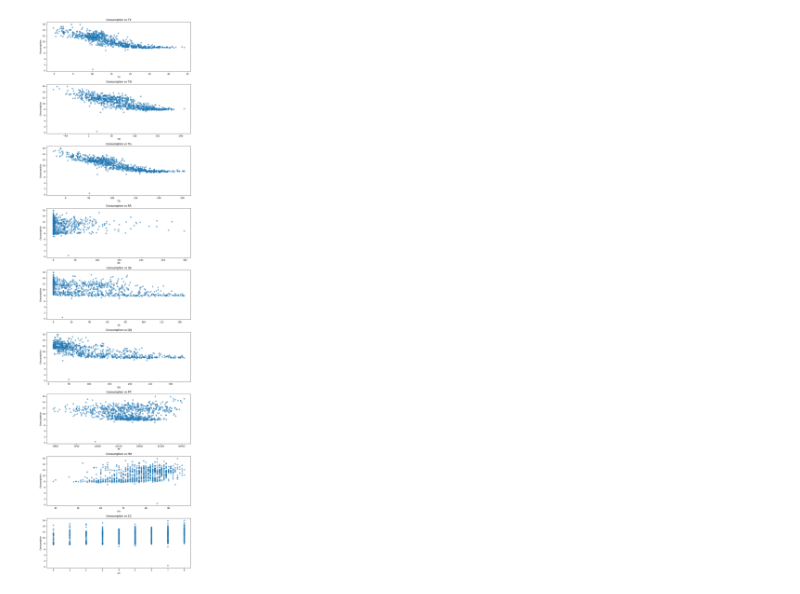
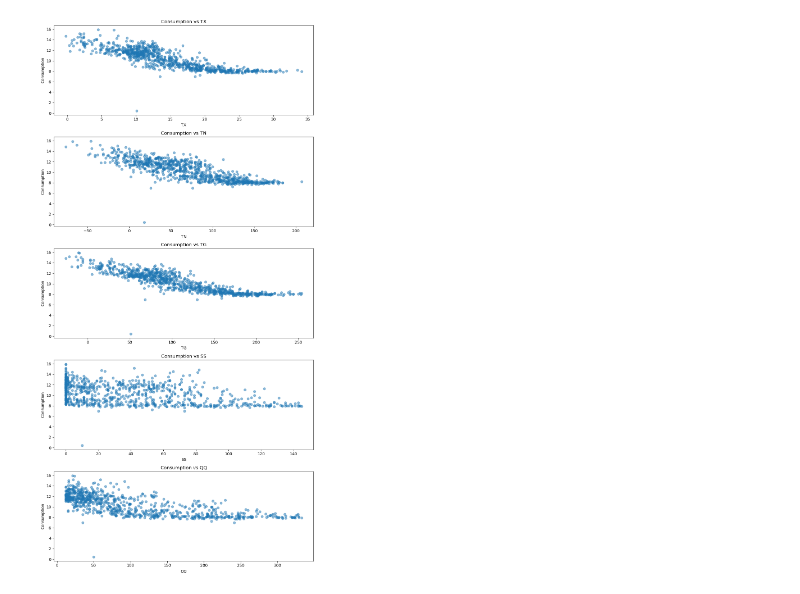
Before and after one commit to TheSunsHoRyzen/Energy-Heatwave-Predictor, a Jupyter notebook: dataset.ipynb, the cells around one changed output. Saved outputs shown, nothing was run; the diff lists cells and outputs as text; code cells hidden in the pictures.

```diff
--- a/dataset.ipynb
+++ b/dataset.ipynb
@@ -178,17 +182,29 @@ None
 # %%
 
-valid_features_to_plot = ['TX', 'TN', 'TG', 'RR', 'SS', 'QQ', 'PP', 'HU', 'CC']
+valid_features_to_plot = ['TX', 'TN', 'TG', 'SS', 'QQ']
+
+# DATE: Date in YYYYMMDD format.
+# TX: Daily maximum temperature in 0.1°C.
+# TN: Daily minimum temperature in 0.1°C.
+# TG: Daily mean temperature in 0.1°C.
+# SS: Daily sunshine duration in 0.1 hours.
+# SD: Daily snow depth in 1 cm.
+# RR: Daily precipitation amount in 0.1 mm.
+# QQ: Daily global radiation in W/m².
+# PP: Daily sea level pressure in 0.1 hPa.
+# HU: Daily relative humidity in %.
+# CC: Daily cloud cover in oktas.
 
 # Create subplots
 fig, axes = plt.subplots(nrows=len(valid_features_to_plot), ncols=1, figsize=(10, 4 * len(valid_features_to_plot)))
 
 for i, feature in enumerate(valid_features_to_plot):
-    axes[i].scatter(merged_df[feature], merged_df['consumption'], alpha=0.5)
+    axes[i].scatter(df[feature], df['consumption'], alpha=0.5)
     axes[i].set_title(f'Consumption vs {feature}')
     axes[i].set_xlabel(feature)
     axes[i].set_ylabel('Consumption')
 
 plt.tight_layout()
 plt.show()
 # %% [output]
-[figure, old version]
+[figure, new version]
```
Also changed, not shown: parts of 5 cells of this notebook.
